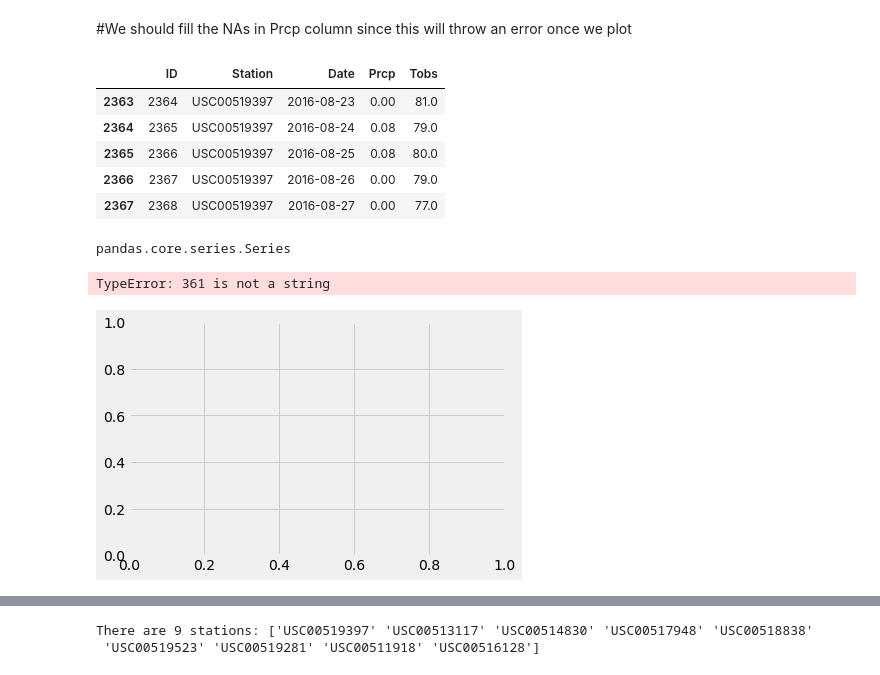
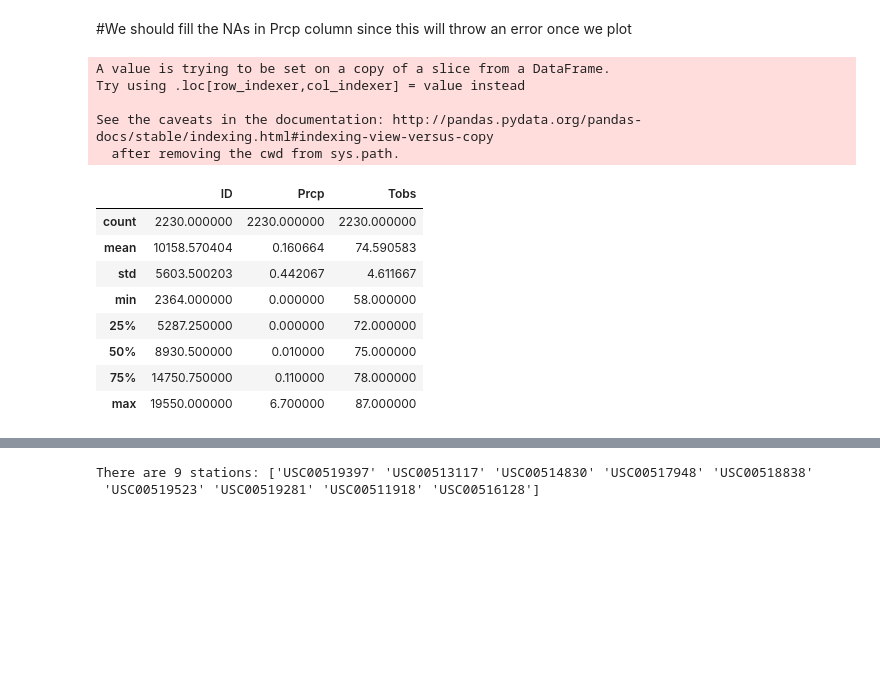
Before and after one commit to MarkovCredit/BootCamp_Spot, a Jupyter notebook: 11-Advanced-Data-Storage-and-Retrieval/Climate_Analysis_ML.ipynb, the cells around one changed output, grey strips where cells are left out. Saved outputs shown, nothing was run; the diff lists cells and outputs as text; code cells hidden in the pictures; blank space fills up the shorter version.

```diff
--- a/11-Advanced-Data-Storage-and-Retrieval/Climate_Analysis_ML.ipynb
+++ b/11-Advanced-Data-Storage-and-Retrieval/Climate_Analysis_ML.ipynb
@@ -117,36 +117,21 @@ rain_df_L12M.head()
 # %%
 #Find mean Prcp then fill the NaN with that number or we can use 0; 0 is probably better in this case
 
 #mean_Prcp = rain_df_L12M['Prcp'].mean()
-rain_df_L12M =   rain_df_L12M.fillna(0)
-rain_df_L12M.head()
+rain_df_L12M['Prcp'] =   rain_df_L12M['Prcp'].fillna(0)
+rain_df_L12M.describe()
 # %% [output]
+A value is trying to be set on a copy of a slice from a DataFrame.
+Try using .loc[row_indexer,col_indexer] = value instead
+
+See the caveats in the documentation: http://pandas.pydata.org/pandas-docs/stable/indexing.html#indexing-view-versus-copy
+  after removing the cwd from sys.path.
-|  | ID | Station | Date | Prcp | Tobs |
-| 2363 | 2364 | USC00519397 | 2016-08-23 | 0.00 | 81.0 |
-| 2364 | 2365 | USC00519397 | 2016-08-24 | 0.08 | 79.0 |
-| 2365 | 2366 | USC00519397 | 2016-08-25 | 0.08 | 80.0 |
-| 2366 | 2367 | USC00519397 | 2016-08-26 | 0.00 | 79.0 |
-| 2367 | 2368 | USC00519397 | 2016-08-27 | 0.00 | 77.0 |
+|  | ID | Prcp | Tobs |
+| count | 2230.000000 | 2230.000000 | 2230.000000 |
+| mean | 10158.570404 | 0.160664 | 74.590583 |
+| std | 5603.500203 | 0.442067 | 4.611667 |
+| min | 2364.000000 | 0.000000 | 58.000000 |
+| 25% | 5287.250000 | 0.000000 | 72.000000 |
+| 50% | 8930.500000 | 0.010000 | 75.000000 |
+| 75% | 14750.750000 | 0.110000 | 78.000000 |
+| max | 19550.000000 | 6.700000 | 87.000000 |
-# %%
-# Rotate the xticks for the dates
-years = mdates.YearLocator()
-months = mdates.MonthLocator()
-yearsFmt = mdates.DateFormatter('%Y')
-#dates = mdates.date2num(rain_df_L12M['Date'])
-
-
-#dates = rain_df_L12M[['Date']]
-# %% [output]
-pandas.core.series.Series
-# %%
-# Use Pandas Plotting with Matplotlib to plot the data
-dates_ = rain_df_L12M['Date'].apply(lambda x: np.array(x))
-plt.plot(dates_,rain_df_L12M['Prcp'])
-fig, ax = plt.subplots()
-fig.autofmt_xdate()
-ax.xaxis.set_minor_locator(months)
-#plt.bar(dates_,rain_df_L12M['Prcp'])
-#rain_df_L12M['Prcp']
-# %% [output]
-TypeError: 361 is not a string
-[figure, removed]
```
Also changed, not shown: parts of 9 cells of this notebook.
